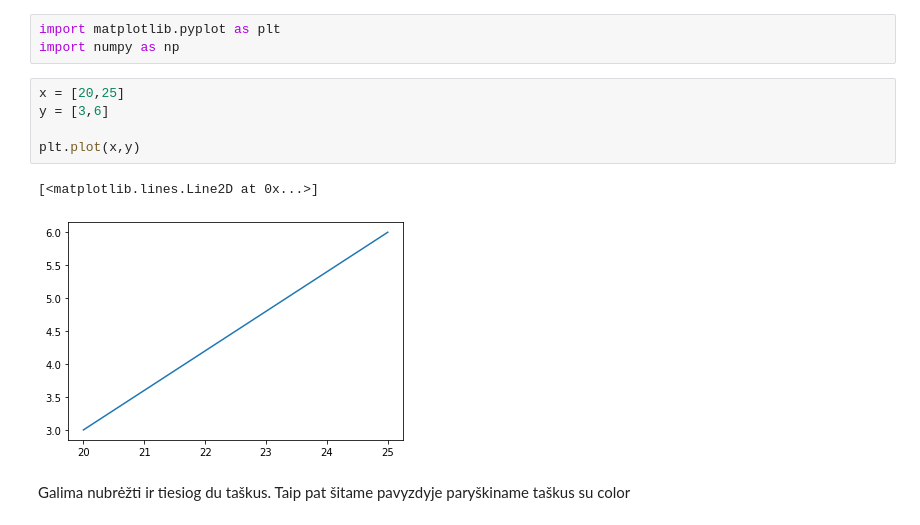
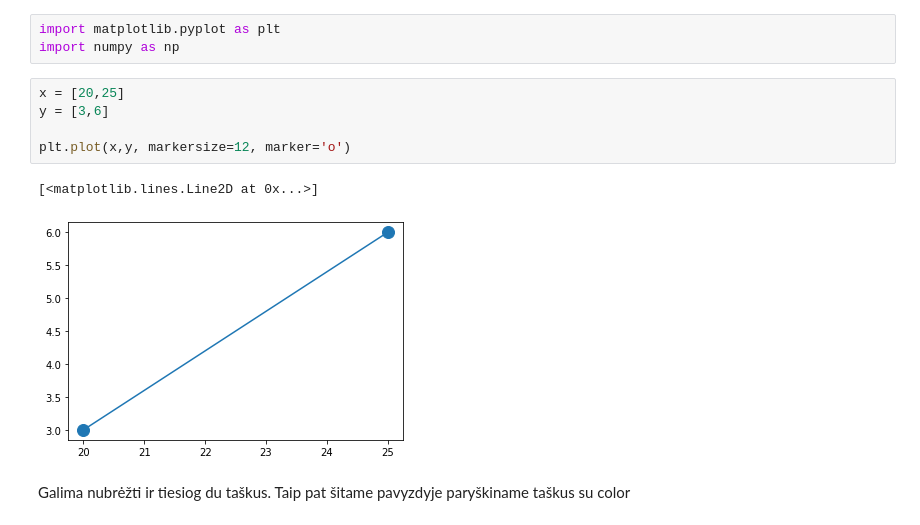
Before and after one commit to MantsSk/CA_Python, a Jupyter notebook: DataVisualisation/Matplotlib.ipynb, the cells around one changed output. Drawn from its saved outputs; the diff is of its cells as text.

```diff
--- a/DataVisualisation/Matplotlib.ipynb
+++ b/DataVisualisation/Matplotlib.ipynb
@@ -17,11 +17,11 @@ import numpy as np
 # %%
 x = [20,25]
 y = [3,6]
 
-plt.plot(x,y)
+plt.plot(x,y, markersize=12, marker='o')
 # %% [output]
 [<matplotlib.lines.Line2D at 0x...>]
-[figure, old version]
+[figure, new version]
 # %% [markdown]
 Galima nubrėžti ir tiesiog du taškus. Taip pat šitame pavyzdyje paryškiname taškus su color
 # %%
```
Also changed, not shown: parts of 14 cells of this notebook, 4 other files.
